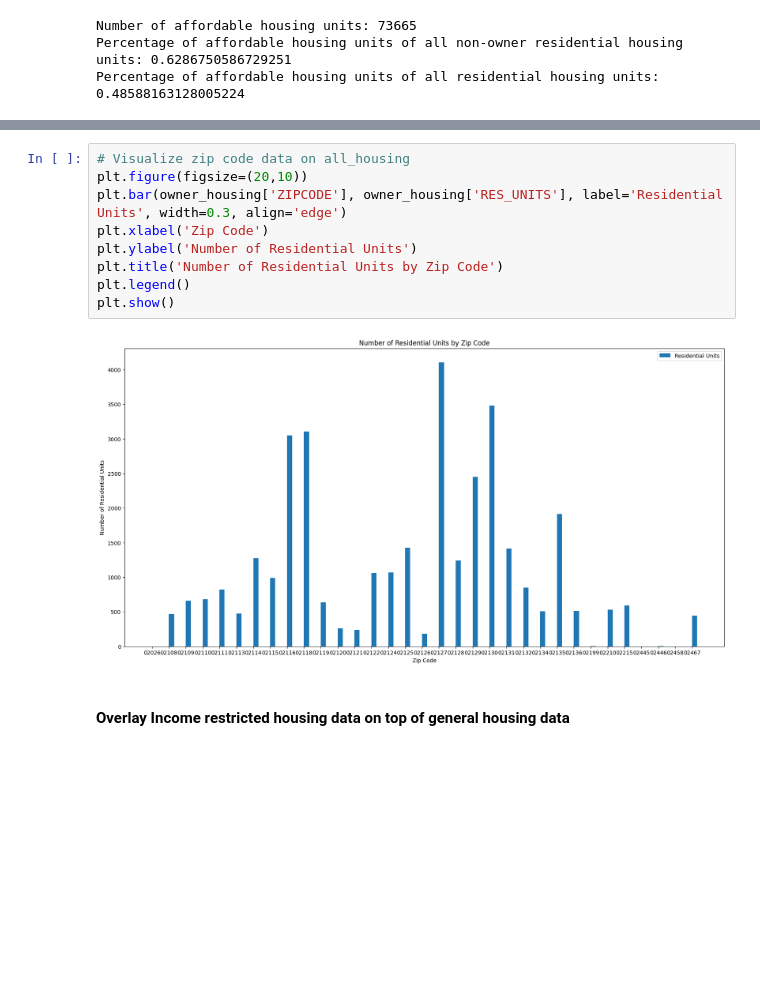
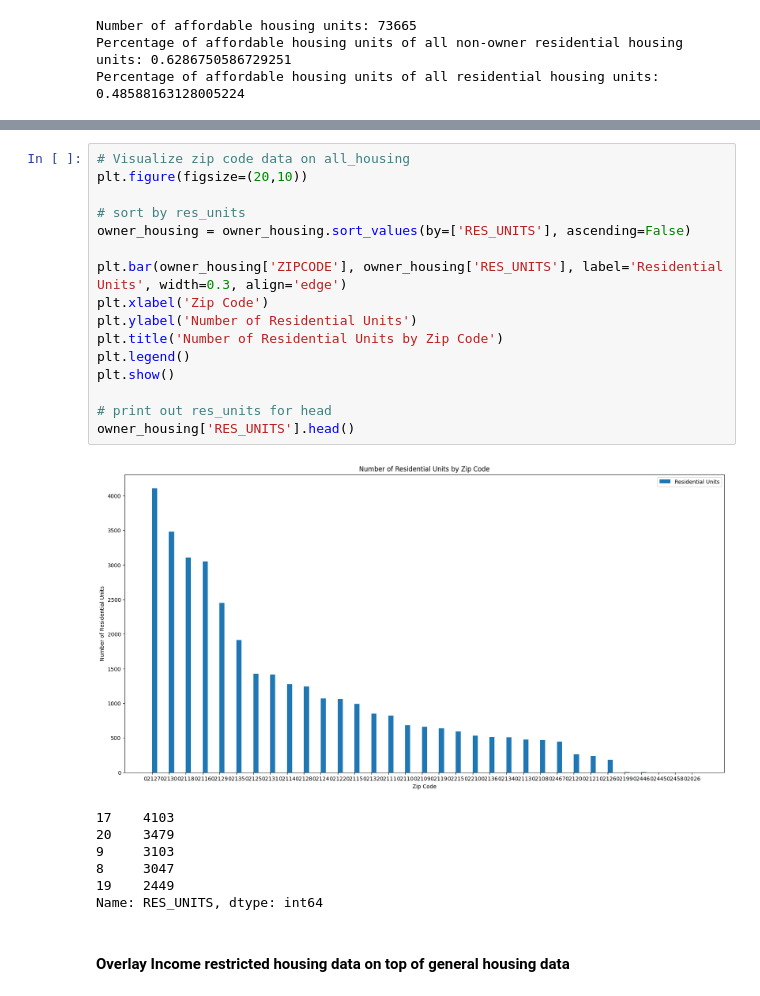
Before and after one commit to BU-Spark/ds-councilor-louijeune-small-landlord, a Jupyter notebook: deliverable1/analysis.ipynb, the cells around one changed output, grey strips where cells are left out. Cells and saved outputs as stored; diff of their text form; blank space fills up the shorter version.

Commit message:
tweaked data visualization for clarity

```diff
--- a/deliverable1/analysis.ipynb
+++ b/deliverable1/analysis.ipynb
@@ -140,14 +140,27 @@ afford_housing.head()
 # %%
 # Visualize zip code data on all_housing
 plt.figure(figsize=(20,10))
+
+# sort by res_units
+owner_housing = owner_housing.sort_values(by=['RES_UNITS'], ascending=False)
+
 plt.bar(owner_housing['ZIPCODE'], owner_housing['RES_UNITS'], label='Residential Units', width=0.3, align='edge')
 plt.xlabel('Zip Code')
 plt.ylabel('Number of Residential Units')
 plt.title('Number of Residential Units by Zip Code')
 plt.legend()
 plt.show()
+
+# print out res_units for head
+owner_housing['RES_UNITS'].head()
 # %% [output]
-[figure, old version]
+[figure, new version]
+17    4103
+20    3479
+9     3103
+8     3047
+19    2449
+Name: RES_UNITS, dtype: int64
 # %% [markdown]
 #### Overlay Income restricted housing data on top of general housing data
 # %%
```
